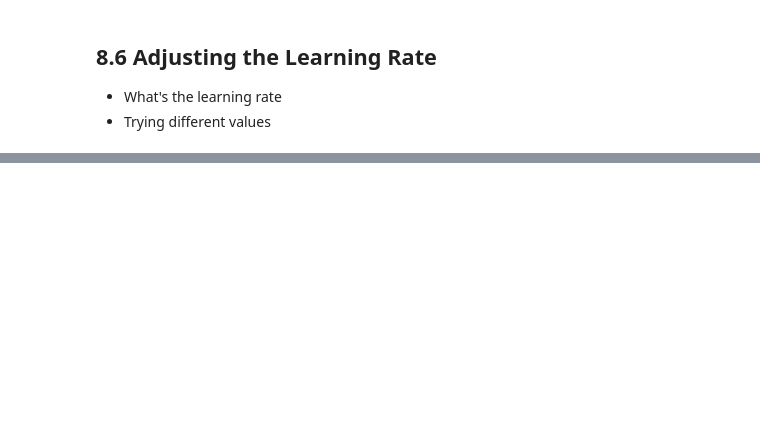
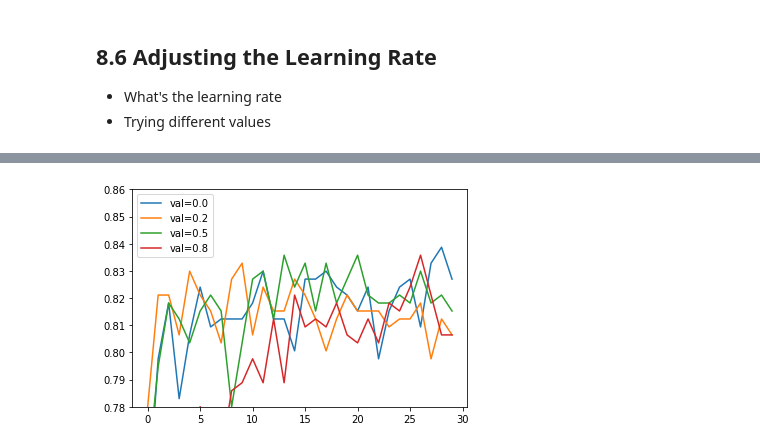
Before and after one commit to MuhammadAwon/ml-engineering, a Jupyter notebook: 08-deep-learning/clothing-multi-classification.ipynb, the cells around one changed output, grey strips where cells are left out. Saved outputs shown, nothing was run; the diff lists cells and outputs as text; code cells hidden in the pictures; blank space fills up the shorter version.

```diff
--- a/08-deep-learning/clothing-multi-classification.ipynb
+++ b/08-deep-learning/clothing-multi-classification.ipynb
@@ -339,0 +424,3 @@ plt.show()
+# %%
+# Best learning rate value
+learning_rate = 0.001
@@ -339,0 +598,31 @@ plt.show()
+# %%
+# Create checkpoint to save best model for version 3
+filepath = './xception_v3_{epoch:02d}_{val_accuracy:.3f}.h5'
+checkpoint = keras.callbacks.ModelCheckpoint(filepath=filepath,
+                                             save_best_only=True,
+                                             monitor='val_accuracy',
+                                             mode='max')
+
+# Set the best values of learning rate and inner layer size based on previous experiments
+learning_rate = 0.001
+size = 100
+
+# Dict to store results
+scores = {}
+
+# List of dropout rates
+droprates = [0.0, 0.2, 0.5, 0.8]
+
+for droprate in droprates:
+    print(droprate)
+
+    model = make_model(learning_rate=learning_rate,
+                       size_inner=size,
+                       droprate=droprate)
+
+    # Train for longer (epochs=30) cause of dropout regularization
+    history = model.fit(train_ds, epochs=30, validation_data=val_ds, callbacks=[checkpoint])
+    scores[droprate] = history.history
+
+    print()
+    print()
@@ -339,0 +647,12 @@ plt.show()
+# %%
+# Visualize validation accuracy on different dropout rates
+for droprate, hist in scores.items():
+    plt.plot(hist['val_accuracy'], label=f'val={droprate}')
+
+# Zoom in the accuracy
+plt.ylim(0.78, 0.86)
+plt.legend()
+
+plt.show()
+# %% [output]
+[figure, added]
```
Also changed, not shown: parts of 42 cells of this notebook.
